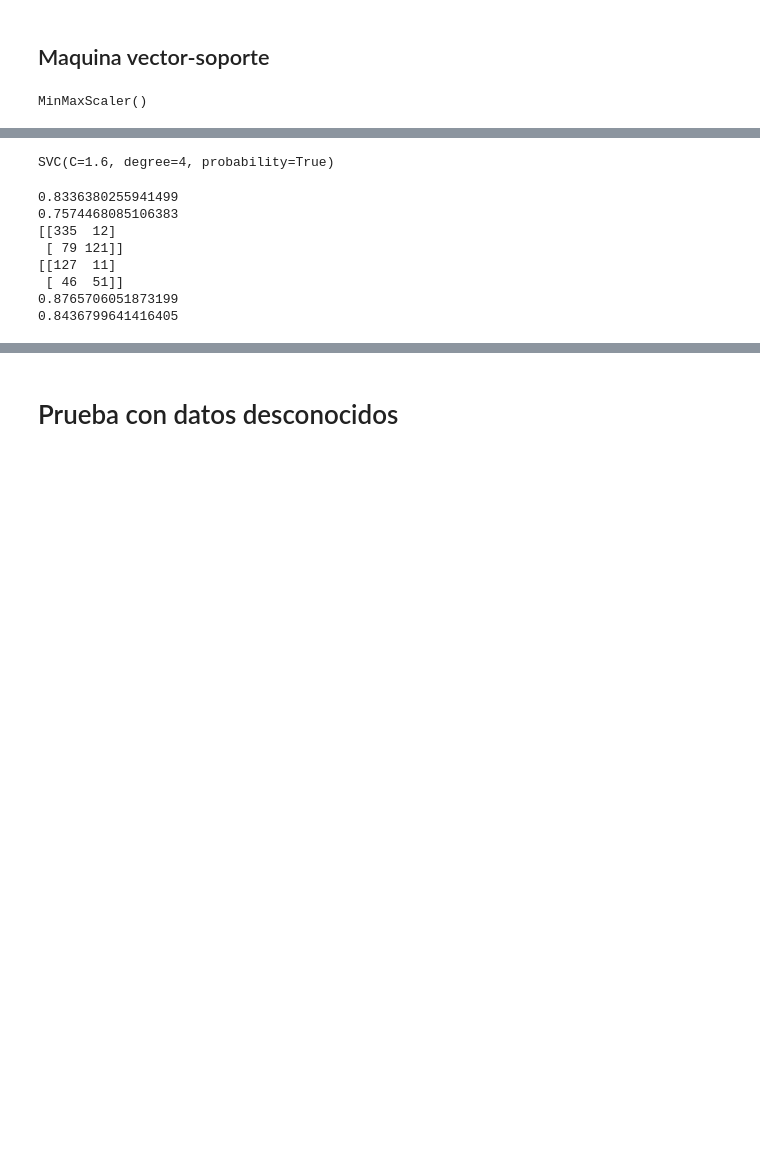
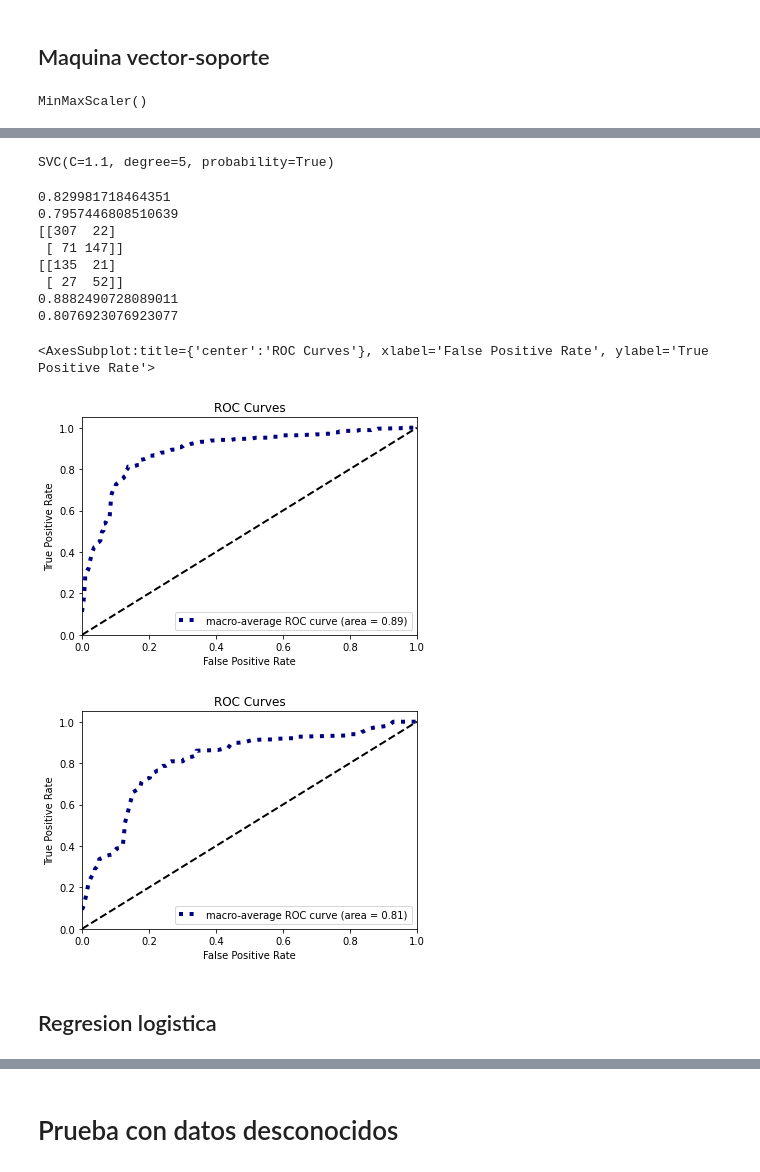
Before and after one commit to OsvaldoSan/Cuadernos_ML, a Jupyter notebook: Kaggle/titanic/Titanic.ipynb, the cells around one changed output, grey strips where cells are left out. Saved outputs shown, nothing was run; the diff lists cells and outputs as text; code cells hidden in the pictures; blank space fills up the shorter version.

Commit message:
Se añadieron modelos

```diff
--- a/Kaggle/titanic/Titanic.ipynb
+++ b/Kaggle/titanic/Titanic.ipynb
@@ -135,0 +145,2 @@ tad=tad.loc[tad.ext==0].reset_index(drop=True).drop('ext',axis=1)
+# %%
+tad=tad_e
@@ -310,7 +326,7 @@ y = tad[tgt]
 X = tad[varc].copy()
 Xt,Xv,yt,yv = train_test_split(X,y,train_size=0.7)
 # %%
-modelo = SVC()
+modelo3 = SVC()
 # %%
 hyper = dict(C = np.arange(0.1,2,0.1),
              kernel=['linear', 'poly', 'rbf', 'sigmoid'],
@@ -327,7 +343,7 @@ MinMaxScaler()
 Xt = pd.DataFrame(sc.transform(Xt),columns=varc)
 Xv = pd.DataFrame(sc.transform(Xv),columns=varc)
 # %%
-grid = RandomizedSearchCV(estimator=modelo,
+grid = RandomizedSearchCV(estimator=modelo3,
                     error_score='roc_auc',
                     param_distributions=hyper,
                     n_iter=200,
@@ -361,24 +378,33 @@ print(grid.best_params_)
 # %%
-modelo = grid.best_estimator_
+modelo3 = grid.best_estimator_
 
-modelo.fit(Xt,yt)
+modelo3.fit(Xt,yt)
 # %% [output]
-SVC(C=1.6, degree=4, probability=True)
+SVC(C=1.1, degree=5, probability=True)
 # %%
-print(accuracy_score(y_true=yt,y_pred=modelo.predict(Xt)))
-print(accuracy_score(y_true=yv,y_pred=modelo.predict(Xv)))
+print(accuracy_score(y_true=yt,y_pred=modelo3.predict(Xt)))
+print(accuracy_score(y_true=yv,y_pred=modelo3.predict(Xv)))
 
-print(confusion_matrix(y_true=yt,y_pred=modelo.predict(Xt)))
-print(confusion_matrix(y_true=yv,y_pred=modelo.predict(Xv)))
+print(confusion_matrix(y_true=yt,y_pred=modelo3.predict(Xt)))
+print(confusion_matrix(y_true=yv,y_pred=modelo3.predict(Xv)))
 
-print(roc_auc_score(y_true=yt,y_score=modelo.predict_proba(Xt)[:,1]))
-print(roc_auc_score(y_true=yv,y_score=modelo.predict_proba(Xv)[:,1]))
+print(roc_auc_score(y_true=yt,y_score=modelo3.predict_proba(Xt)[:,1]))
+print(roc_auc_score(y_true=yv,y_score=modelo3.predict_proba(Xv)[:,1]))
 # %% [output]
-0.8336380255941499
-0.7574468085106383
-[[335  12]
- [ 79 121]]
-[[127  11]
- [ 46  51]]
-0.8765706051873199
-0.8436799641416405
+0.829981718464351
+0.7957446808510639
+[[307  22]
+ [ 71 147]]
+[[135  21]
+ [ 27  52]]
+0.8882490728089011
+0.8076923076923077
+# %%
+plot_roc_curve(y_true=yt,y_probas=modelo3.predict_proba(Xt),curves='macro')
+plot_roc_curve(y_true=yv,y_probas=modelo3.predict_proba(Xv),curves='macro')
+# %% [output]
+<AxesSubplot:title={'center':'ROC Curves'}, xlabel='False Positive Rate', ylabel='True Positive Rate'>
+[figure, added]
+[figure, added]
+# %% [markdown]
+## Regresion logistica
```
Also changed, not shown: parts of 33 cells of this notebook.
